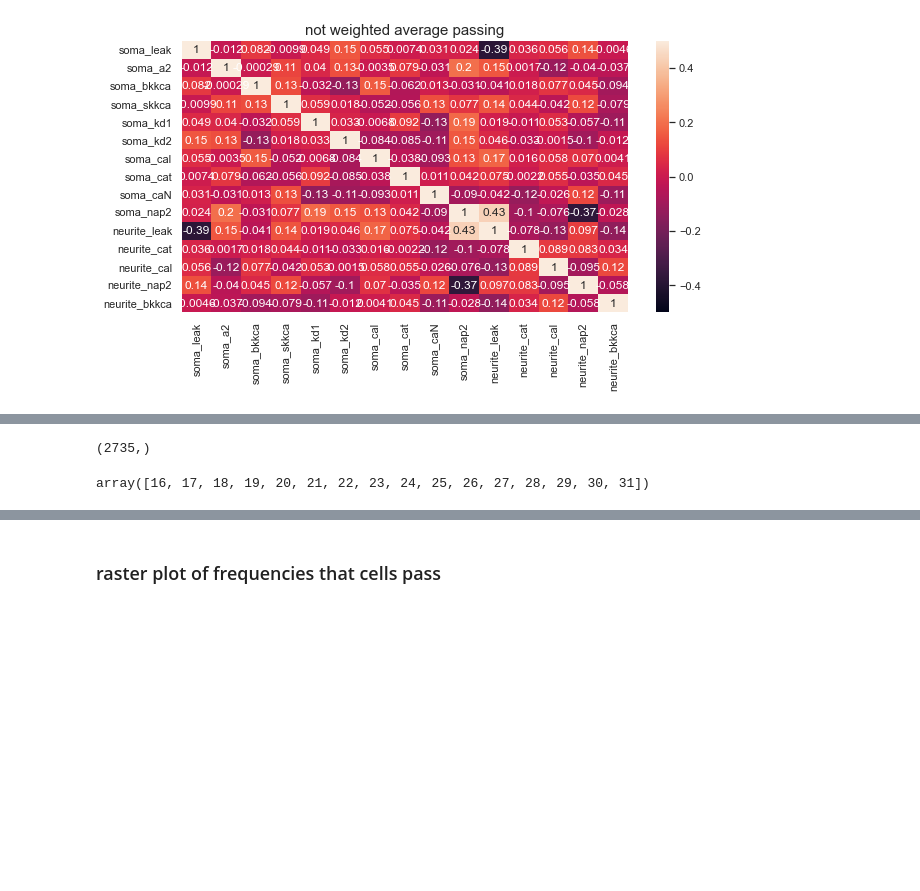
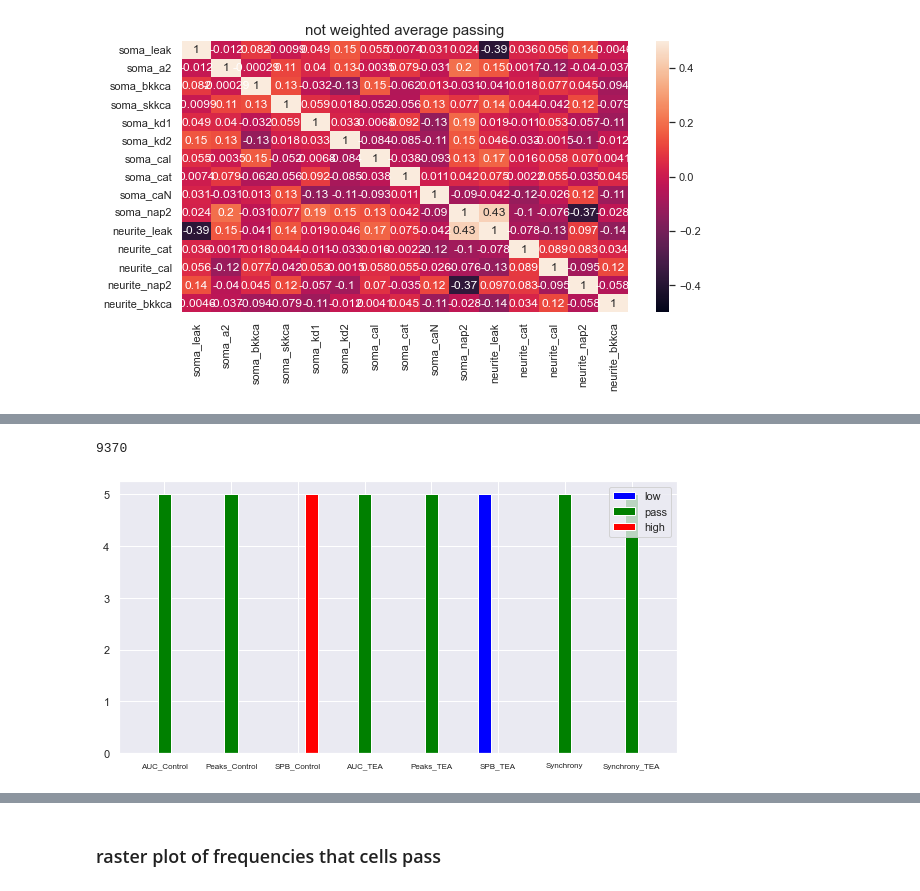
Before and after one commit to ddopp4877/CGProjectpub, a Jupyter notebook: Checkruns.ipynb, the cells around one changed output, grey strips where cells are left out. Drawn from its saved outputs; the diff is of its cells as text; code cells hidden in the pictures; blank space fills up the shorter version.

```diff
--- a/Checkruns.ipynb
+++ b/Checkruns.ipynb
@@ -334,10 +346,15 @@ freqsnonavgpassing = SCfreqsnonavg[netPassOGIdxs]
-# %%
-freqsnonavgpassing.shape
-# %% [output]
-(2735,)
-# %%
-bins
-# %% [output]
-array([16, 17, 18, 19, 20, 21, 22, 23, 24, 25, 26, 27, 28, 29, 30, 31])
+# %%
+setIdxs = np.where((freqsnonavgfailing > 17)) and np.where(freqsnonavgfailing < 19)[0]
+print(len(setIdxs))
+plotFailCrit(codedfailing[:,setIdxs],LV3CritList())
+plt.show()
+# %% [output]
+9370
+# %%
+ni = getNetIDX(656,17)
+plotFailCrit(coded[:,ni:ni+5],LV3CritList())
+plt.show()
+# %% [output]
+[figure, added]
 # %%
 counts, bins = np.histogram(freqsnonavgpassing,bins=np.arange(16,32))
```
Also changed, not shown: parts of 38 cells of this notebook, 11 other files.
